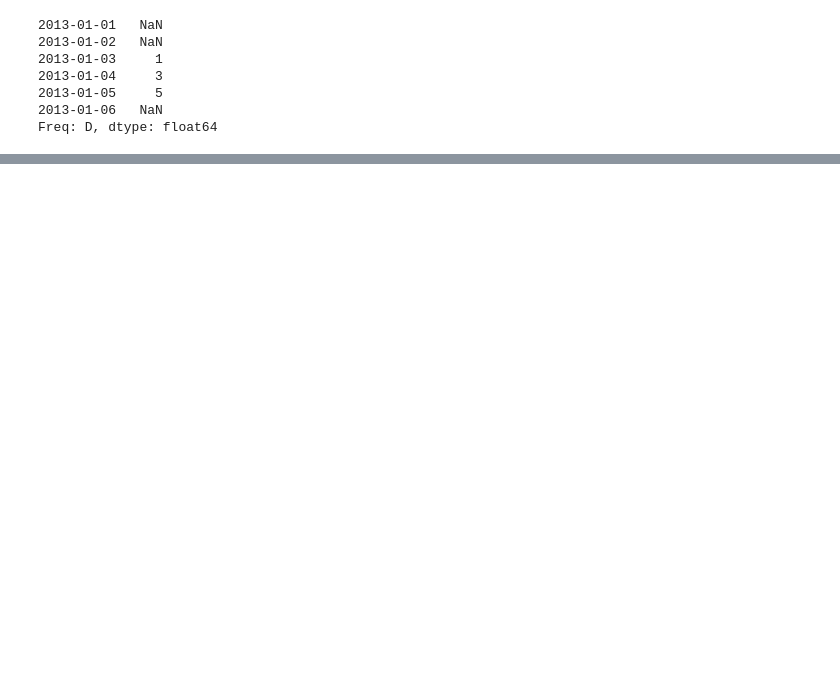
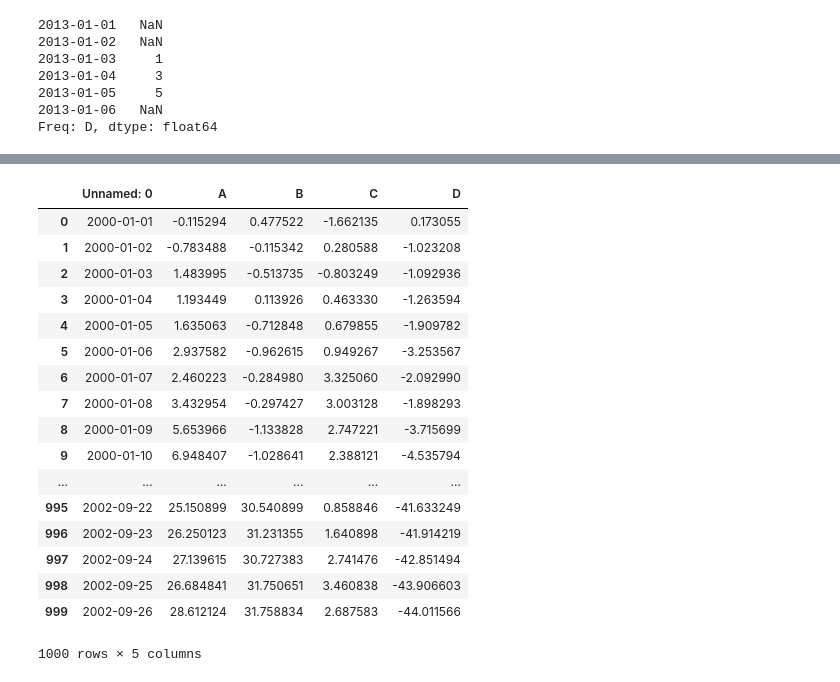
Before and after one commit to wangjiahong666/2015, a Jupyter notebook: Lectures/Jiahong_wang_trying.ipynb, the cells around one changed output, grey strips where cells are left out. Saved outputs shown, nothing was run; the diff lists cells and outputs as text; code cells hidden in the pictures; blank space fills up the shorter version.

```diff
--- a/Lectures/Jiahong_wang_trying.ipynb
+++ b/Lectures/Jiahong_wang_trying.ipynb
@@ -554,0 +1320,21 @@ s = pd.Series(['A', 'B', 'C', 'Aaba', 'Baca', np.nan, 'CABA', 'dog', 'cat'])
+# %%
+pd.read_csv('foo.csv')
+# %% [output]
+|  | Unnamed: 0 | A | B | C | D |
+| 0 | 2000-01-01 | -0.115294 | 0.477522 | -1.662135 | 0.173055 |
+| 1 | 2000-01-02 | -0.783488 | -0.115342 | 0.280588 | -1.023208 |
+| 2 | 2000-01-03 | 1.483995 | -0.513735 | -0.803249 | -1.092936 |
+| 3 | 2000-01-04 | 1.193449 | 0.113926 | 0.463330 | -1.263594 |
+| 4 | 2000-01-05 | 1.635063 | -0.712848 | 0.679855 | -1.909782 |
+| 5 | 2000-01-06 | 2.937582 | -0.962615 | 0.949267 | -3.253567 |
+| 6 | 2000-01-07 | 2.460223 | -0.284980 | 3.325060 | -2.092990 |
+| 7 | 2000-01-08 | 3.432954 | -0.297427 | 3.003128 | -1.898293 |
+| 8 | 2000-01-09 | 5.653966 | -1.133828 | 2.747221 | -3.715699 |
+| 9 | 2000-01-10 | 6.948407 | -1.028641 | 2.388121 | -4.535794 |
+| ... | ... | ... | ... | ... | ... |
+| 995 | 2002-09-22 | 25.150899 | 30.540899 | 0.858846 | -41.633249 |
+| 996 | 2002-09-23 | 26.250123 | 31.231355 | 1.640898 | -41.914219 |
+| 997 | 2002-09-24 | 27.139615 | 30.727383 | 2.741476 | -42.851494 |
+| 998 | 2002-09-25 | 26.684841 | 31.750651 | 3.460838 | -43.906603 |
+| 999 | 2002-09-26 | 28.612124 | 31.758834 | 2.687583 | -44.011566 |
+1000 rows × 5 columns
```
Also changed, not shown: parts of 147 cells of this notebook, 3 other files.
